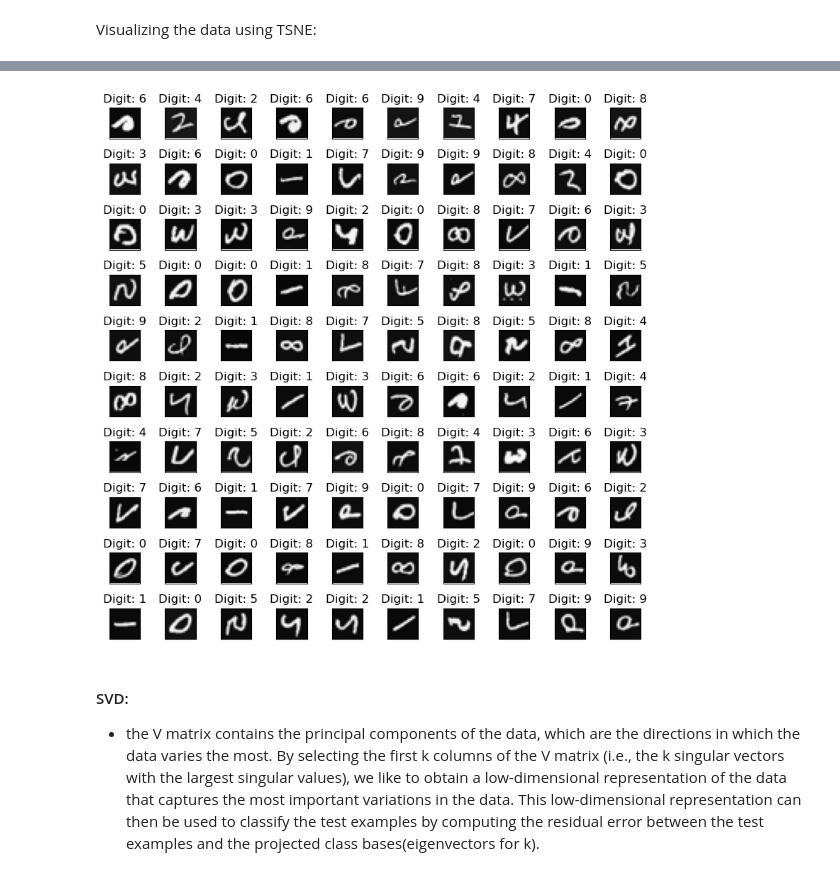
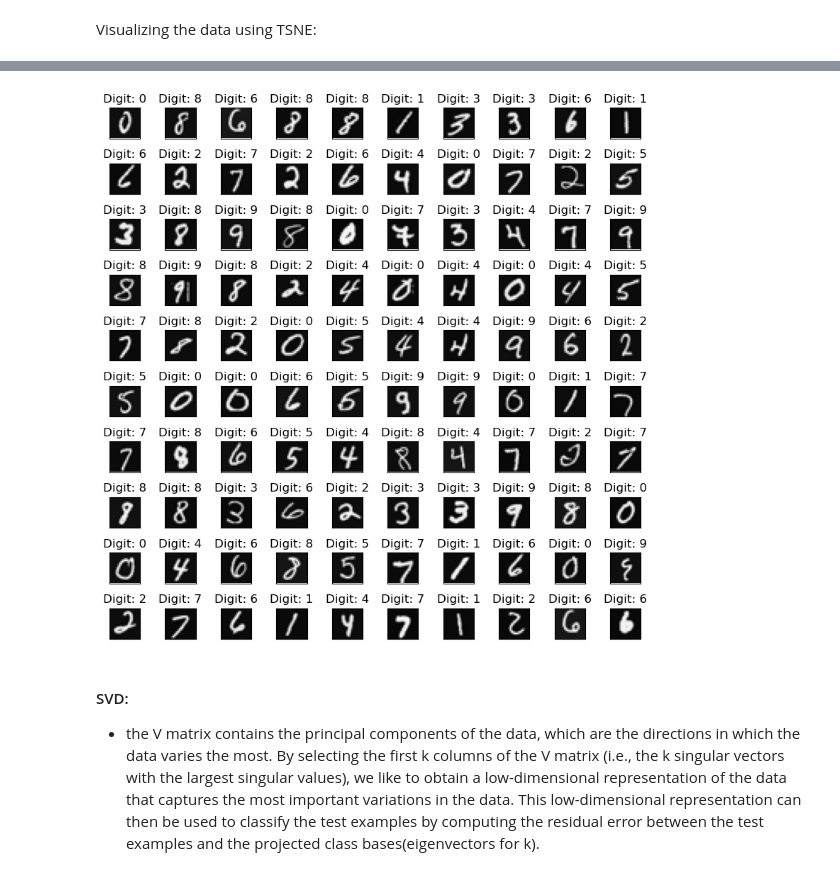
Before and after one commit to zeealhelfie/Math425-Final-Project, a Jupyter notebook: section#3/classifications.ipynb, the cells around one changed output, grey strips where cells are left out. Saved outputs shown, nothing was run; the diff lists cells and outputs as text; code cells hidden in the pictures.

```diff
--- a/section#3/classifications.ipynb
+++ b/section#3/classifications.ipynb
@@ -47,32 +47,32 @@ plt.colorbar();
 # %%
 # img plot: before training
 
 train_data = np.loadtxt("data/handwriting_training_set.txt", delimiter=",")
 train_labels = np.loadtxt("data/handwriting_training_set_labels.txt")
 train_labels[train_labels == 10] = 0
 
 # Display 100 random images
 fig, axes = plt.subplots(nrows=10, ncols=10, figsize=(8,8))
 for i, ax in enumerate(axes.flat):
     # Select a random image
     random_idx = np.random.randint(train_data.shape[0])
     random_img = train_data[random_idx, :]
 
     # Reshape the vector into a 20x20 matrix
-    img_matrix = np.reshape(random_img, (20, 20))
+    img_matrix = np.reshape(random_img, (20, 20)).T
 
     # Display the image and set the title
     ax.imshow(img_matrix, cmap='gray')
     ax.set_title('Digit: {}'.format(int(train_labels[random_idx])))
 
     # Remove the x and y ticks
     ax.set_xticks([])
     ax.set_yticks([])
 
 plt.tight_layout()
 plt.show()
 # %% [output]
-[figure, old version]
+[figure, new version]
 # %% [markdown]
 #### SVD:
 + the V matrix contains the principal components of the data, which are the directions in which the data varies the most. By selecting the first k columns of the V matrix (i.e., the k singular vectors with the largest singular values), we like to obtain a low-dimensional representation of the data that captures the most important variations in the data. This low-dimensional representation can then be used to classify the test examples by computing the residual error between the test examples and the projected class bases(eigenvectors for k).
```
Also changed, not shown: parts of 5 cells of this notebook, 2 other files.
